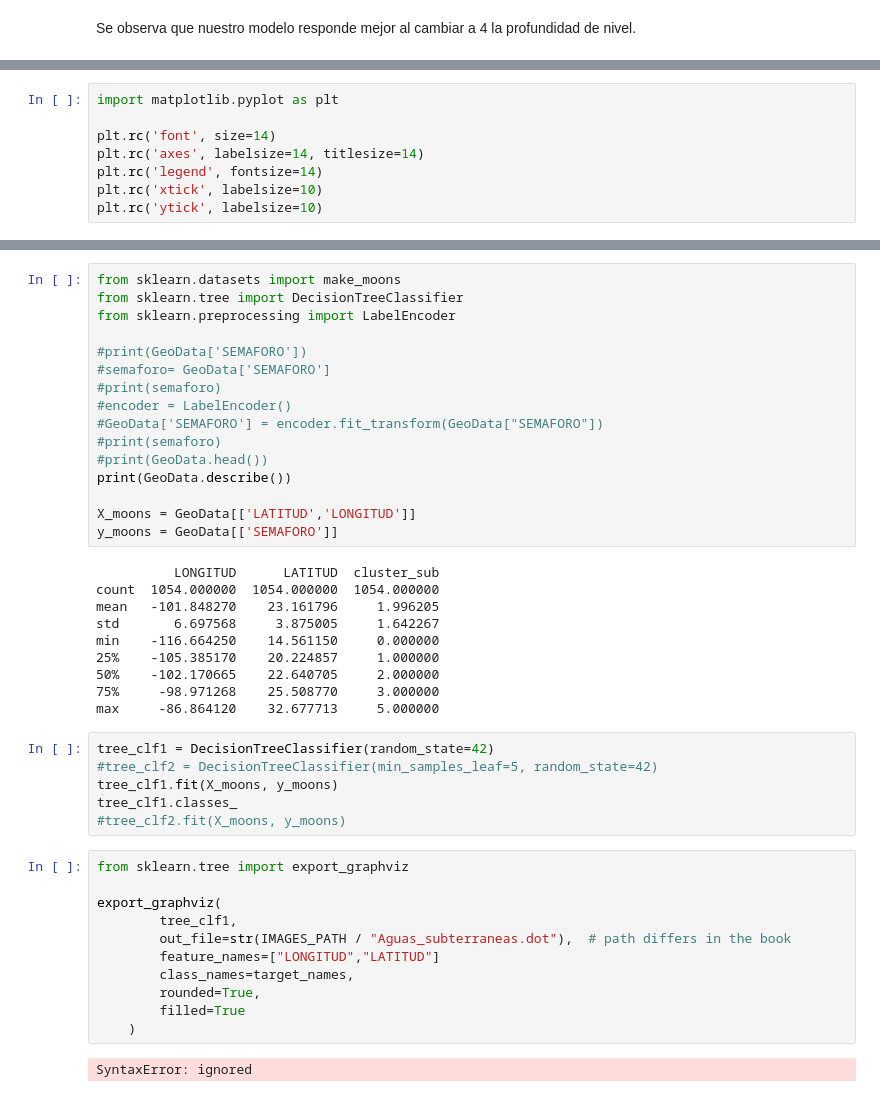
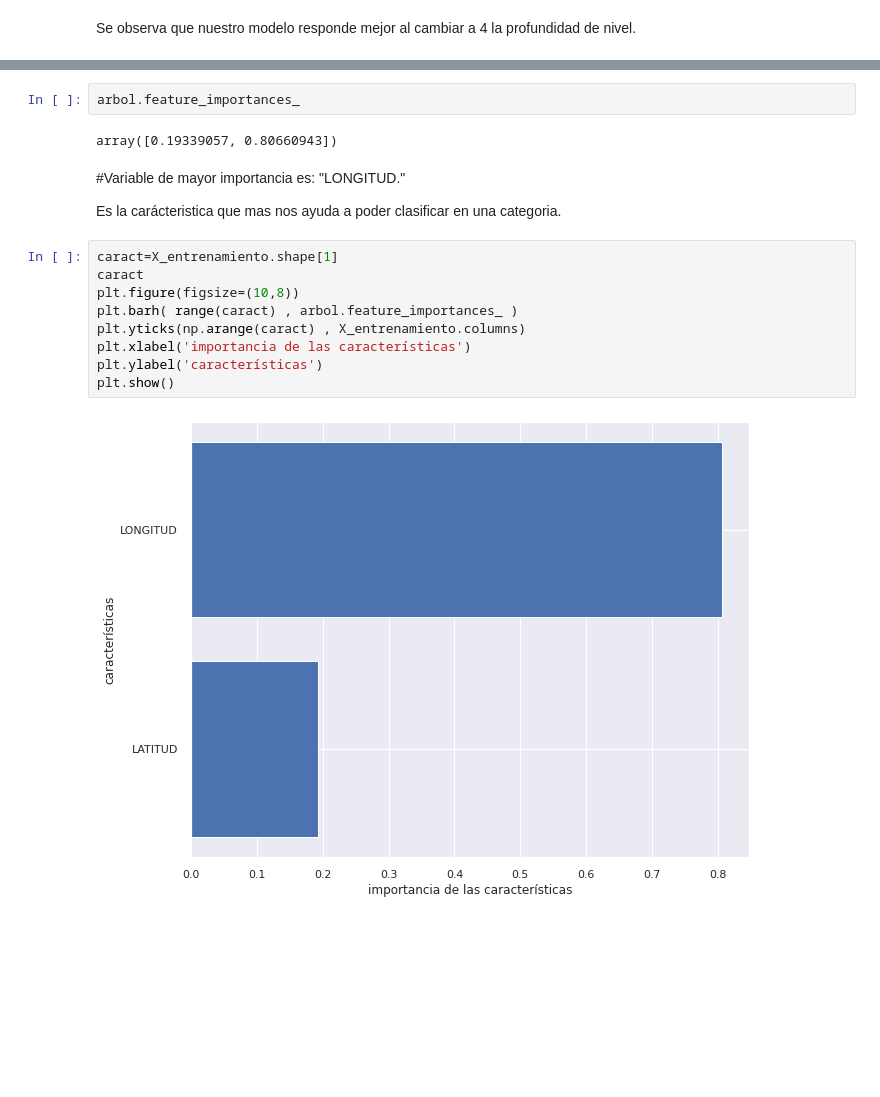
Before and after one commit to PosgradoMNA/actividades-del-proyecto-equipo_111, a Jupyter notebook: Reto_>_Entrega_2_>_Arbol_decision.ipynb, the cells around one changed output, grey strips where cells are left out. Drawn from its saved outputs; the diff is of its cells as text; blank space fills up the shorter version.

```diff
--- a/Reto_>_Entrega_2_>_Arbol_decision.ipynb
+++ b/Reto_>_Entrega_2_>_Arbol_decision.ipynb
@@ -688,8 +677,0 @@ assert version.parse(sklearn.__version__) >= version.parse("1.0.1")
-# %%
-import matplotlib.pyplot as plt
-
-plt.rc('font', size=14)
-plt.rc('axes', labelsize=14, titlesize=14)
-plt.rc('legend', fontsize=14)
-plt.rc('xtick', labelsize=10)
-plt.rc('ytick', labelsize=10)
@@ -706,45 +678,19 @@ def save_fig(fig_id, tight_layout=True, fig_extension="png", resolution=300):
-# %%
-from sklearn.datasets import make_moons
-from sklearn.tree import DecisionTreeClassifier
-from sklearn.preprocessing import LabelEncoder
-
-#print(GeoData['SEMAFORO'])
-#semaforo= GeoData['SEMAFORO']
-#print(semaforo)
-#encoder = LabelEncoder()
-#GeoData['SEMAFORO'] = encoder.fit_transform(GeoData["SEMAFORO"])
-#print(semaforo)
-#print(GeoData.head())
-print(GeoData.describe())
-
-X_moons = GeoData[['LATITUD','LONGITUD']]
-y_moons = GeoData[['SEMAFORO']]
-# %% [output]
-          LONGITUD      LATITUD  cluster_sub
-count  1054.000000  1054.000000  1054.000000
-mean   -101.848270    23.161796     1.996205
-std       6.697568     3.875005     1.642267
-min    -116.664250    14.561150     0.000000
-25%    -105.385170    20.224857     1.000000
-50%    -102.170665    22.640705     2.000000
-75%     -98.971268    25.508770     3.000000
-max     -86.864120    32.677713     5.000000
-# %%
-tree_clf1 = DecisionTreeClassifier(random_state=42)
-#tree_clf2 = DecisionTreeClassifier(min_samples_leaf=5, random_state=42)
-tree_clf1.fit(X_moons, y_moons)
-tree_clf1.classes_
-#tree_clf2.fit(X_moons, y_moons)
-# %%
-from sklearn.tree import export_graphviz
-
-export_graphviz(
-        tree_clf1,
-        out_file=str(IMAGES_PATH / "Aguas_subterraneas.dot"),  # path differs in the book
-        feature_names=["LONGITUD","LATITUD"]
-        class_names=target_names,
-        rounded=True,
-        filled=True
-    )
-# %% [output]
-SyntaxError: ignored
+# %%
+arbol.feature_importances_
+# %% [output]
+array([0.19339057, 0.80660943])
+# %% [markdown]
+#Variable de mayor importancia es:  "LONGITUD."
+
+  Es la carácteristica que mas nos ayuda a poder clasificar en una categoria.
+# %%
+caract=X_entrenamiento.shape[1]
+caract
+plt.figure(figsize=(10,8))
+plt.barh( range(caract) , arbol.feature_importances_ )
+plt.yticks(np.arange(caract) , X_entrenamiento.columns)
+plt.xlabel('importancia de las características')
+plt.ylabel('características')
+plt.show()
+# %% [output]
+[figure, added]
```
Also changed, not shown: parts of 7 cells of this notebook.
